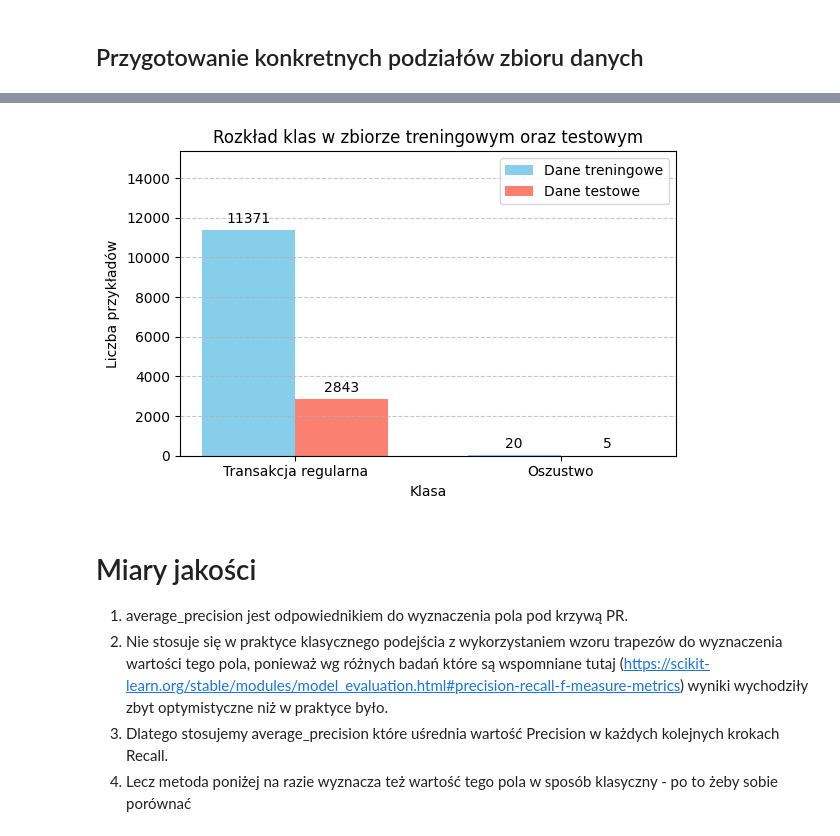
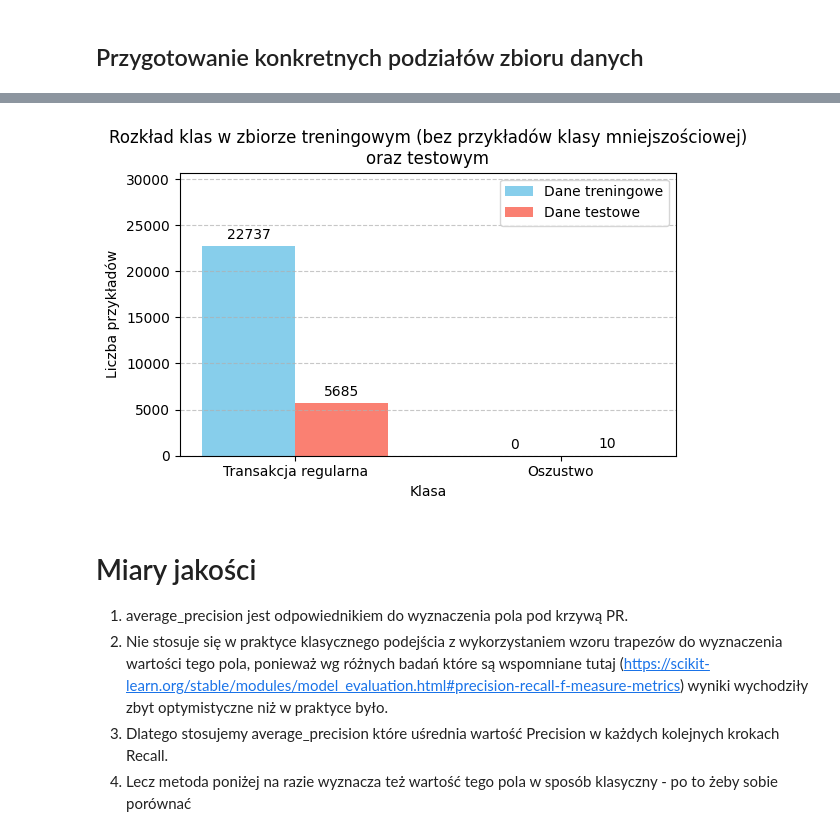
Before and after one commit to Sarnapa/Credit-Card-Fraud-Detection, a Jupyter notebook: Notebooks/CreditCardFraudDetection_AnomalyDetectionAnalysis.ipynb, the cells around one changed output, grey strips where cells are left out. Cells and saved outputs as stored; diff of their text form; code cells hidden in the pictures.

Commit message:
Prepared code for production of all models of unsupervised methods according to tuned parameters

```diff
--- a/Notebooks/CreditCardFraudDetection_AnomalyDetectionAnalysis.ipynb
+++ b/Notebooks/CreditCardFraudDetection_AnomalyDetectionAnalysis.ipynb
@@ -21,7 +21,7 @@ W tej sekcji umieszczamy listę zmiennych konfiguracyjnych, które mają wpływ
 
 # Flaga, której ustawienie umożliwia szybsze wykonanie przetwarzania zawartego w notatniku
 # w celu demonstracyjnym. Wiąże się z wczytaniem mniejszej ilości danych ze zbioru źródłowego.
-QUICK_MODE = True
+QUICK_MODE = False
 # Procent danych, który bierzemy pod uwagę przy pracy w trybie QUICK_MODE
 QUICK_MODE_DATA_PERCENTAGE = 0.05
 
@@ -34,11 +34,14 @@ if QUICK_MODE:
 # który został wygenerowany wcześniej, zazwyczaj na większym zbiorze danych
 LOAD_PARAMS_TUNE_RESULTS_FROM_MASTER_FILE = True
 
+# Flaga, która określa, czy chcemy załadować przygotowany wcześniej model
+LOAD_PRETRAINED_MODEL = True
+
 # Flaga, która umożliwia ograniczenie rozmiaru zbioru danych do określonego procentu przez LIMIT_DATASET_SIZE_PERCENTAGE
 # Nie mylić z QUICK_MODE, który nie tylko ogranicza rozmiar zbioru danych, ale także zmienia sposób przetwarzania
 # Ten tryb jest po to, aby umożliwić wykonanie niektórych algorytmów w rozsądnym czasie jak w przypadku np. OC-SVM
 LIMIT_DATA_SIZE_MODE = False
-LIMIT_DATA_SIZE_PERCENTAGE = 0.2
+LIMIT_DATA_SIZE_PERCENTAGE = 0.1
 
 SEED = 42
 
@@ -52,6 +55,11 @@ try:
   import imblearn
 except ImportError:
   !pip install -q imbalanced-learn
+
+try:
+  import joblib
+except ImportError:
+    !pip install -q joblib
 
 try:
   import matplotlib.pyplot
@@ -510,10 +535,27 @@ def plot_class_distribution(data_splits, plot_title="Rozkład klas"):
+# %%
+def filter_df(df, class_label=Transaction.VALID_TRANSACTION.value):
+    """
+    Filtruje ramkę danych, pozostawiając tylko przykłady ustalonej klasy.
+
+    Parametry:
+        df: ramka danych zawierająca cechy i etykiety
+        class_label: etykieta oznaczająca klasę, której egzemplarze mają pozostać
+
+    Zwraca:
+        Przefiltrowana ramka z samymi przykładami żądanej klasy
+    """
+    filtered_df = df[df["Class"] == class_label].copy()
+    return filtered_df
+
+# Odfiltrowane dane treningowe dla niektórych metod nienadzorowanych:
+# chcemy trenować tylko na egzemplarzach klasy większościowej
+filtered_train_df = filter_df(train_df)
+filtered_train_test_data_split = DataSplit(filtered_train_df.drop(columns=["Class"]), test_df.drop(columns=["Class"]),
+                                  filtered_train_df["Class"], test_df["Class"])
+plot_class_distribution(filtered_train_test_data_split, "Rozkład klas w zbiorze treningowym (bez przykładów klasy mniejszościowej)\noraz testowym")
+# %% [output]
+[figure, added]
 # %%
-# Podział danych na zbiór treningowy oraz zbiór testowy
-train_df, test_df = train_test_split(df, test_size=0.2, stratify=df["Class"], random_state=42)
-train_test_data_split = DataSplit(train_df.drop(columns=["Class"]), test_df.drop(columns=["Class"]),
-                                  train_df["Class"], test_df["Class"])
-plot_class_distribution(train_test_data_split, "Rozkład klas w zbiorze treningowym oraz testowym")
-
 # Przygotowanie podziałów danych na różne przypadki z uwględnieniem metod samplingu oraz k - krotnej walidacji
 standard_data_splits = prepare_train_test_data_splits(data=train_df, use_cv=True, k=CV_FOLDS_COUNT,
                                                      sampling_method=SamplingMethod.NONE)
@@ -532,8 +574,6 @@ oversampling_data_splits = prepare_train_test_data_splits(data=train_df, use_cv=
 #plot_class_distribution(undersampling_data_splits, "Rozkład klas po undersamplingu")
 #plot_class_distribution(oversampling_50_data_splits, "Rozkład klas po oversamplingu (50%)")
 #plot_class_distribution(oversampling_data_splits, "Rozkład klas po oversamplingu")
-# %% [output]
-[figure, removed]
 # %% [markdown]
 # Miary jakości
 
```
Also changed, not shown: parts of 69 cells of this notebook.
